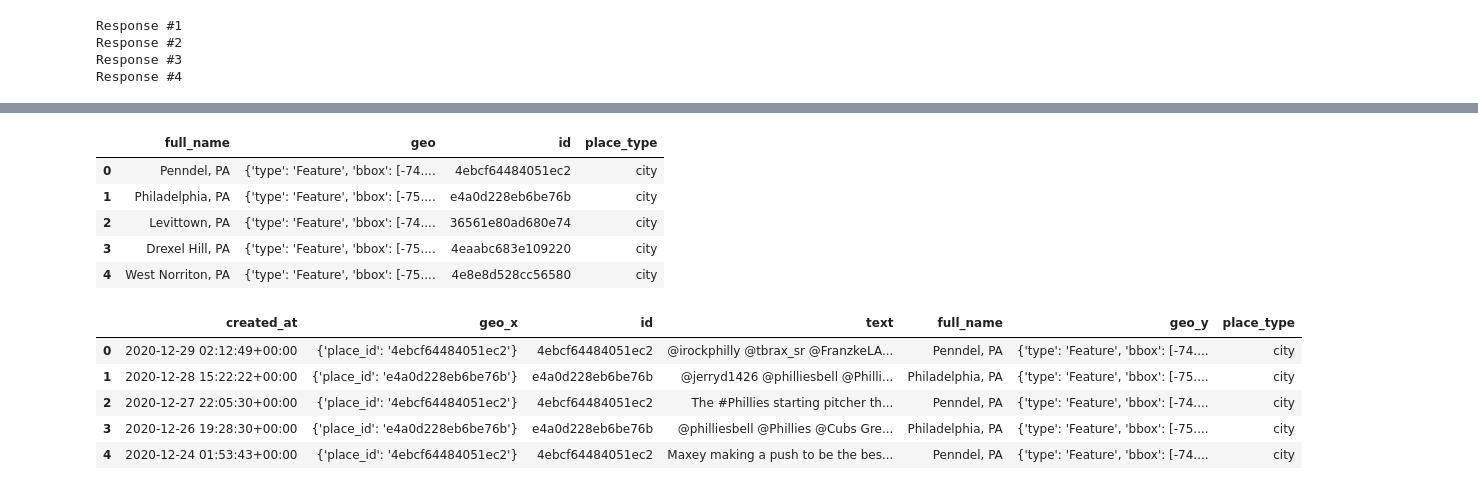
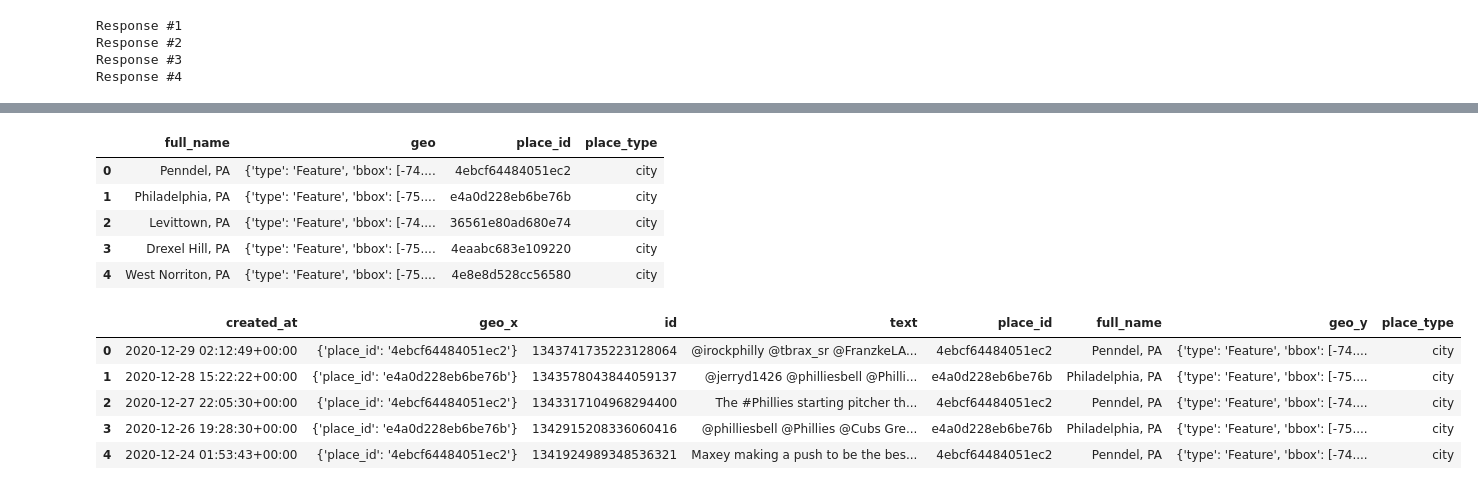
Before and after one commit to MUSA-550-Fall-2021/week-5, a Jupyter notebook: twitter-v2-api.ipynb, the cells around one changed output, grey strips where cells are left out. Drawn from its saved outputs; the diff is of its cells as text; code cells hidden in the pictures.

Commit message:
update merge fix

```diff
--- a/twitter-v2-api.ipynb
+++ b/twitter-v2-api.ipynb
@@ -332,8 +319,8 @@ Response #3
 Response #4
 # %%
 # Convert to a dataframe and make a datetime column
-geo_results = pd.DataFrame(query_results)
-geo_results['created_at'] = pd.to_datetime(geo_results['created_at'])
+query_results = pd.DataFrame(query_results)
+query_results['created_at'] = pd.to_datetime(query_results['created_at'])
 
 # Extract out the place id as its own column
-geo_results['id'] = geo_results['geo'].apply(lambda geo: geo['place_id'])
+query_results['place_id'] = query_results['geo'].apply(lambda geo: geo['place_id'])
@@ -370,18 +337,15 @@ for place_id in places:
     # Convert to a dict
     row = dict(values)
 
-    # Add the id
-    row['id'] = place_id
-
     # Save it
     places_df.append(row)
 
 # Initialize the dataframe
-places_df = pd.DataFrame(places_df)
+places_df = pd.DataFrame(places_df).rename(columns={"id": "place_id"})
 # %%
 places_df.head()
 # %% [output]
-|  | full_name | geo | id | place_type |
+|  | full_name | geo | place_id | place_type |
 | 0 | Penndel, PA | {'type': 'Feature', 'bbox': [-74.... | 4ebcf64484051ec2 | city |
 | 1 | Philadelphia, PA | {'type': 'Feature', 'bbox': [-75.... | e4a0d228eb6be76b | city |
 | 2 | Levittown, PA | {'type': 'Feature', 'bbox': [-74.... | 36561e80ad680e74 | city |
@@ -389,13 +353,13 @@ places_df.head()
 | 4 | West Norriton, PA | {'type': 'Feature', 'bbox': [-75.... | 4e8e8d528cc56580 | city |
 # %%
 # Merge in the places geo data and the query results
-geo_results_final = geo_results.merge(places_df, how='left', on='id')
+query_results_final = query_results.merge(places_df, how='left', on='place_id')
 # %%
-geo_results_final.head()
+query_results_final.head()
 # %% [output]
-|  | created_at | geo_x | id | text | full_name | geo_y | place_type |
-| 0 | 2020-12-29 02:12:49+00:00 | {'place_id': '4ebcf64484051ec2'} | 4ebcf64484051ec2 | @irockphilly @tbrax_sr @FranzkeLA... | Penndel, PA | {'type': 'Feature', 'bbox': [-74.... | city |
-| 1 | 2020-12-28 15:22:22+00:00 | {'place_id': 'e4a0d228eb6be76b'} | e4a0d228eb6be76b | @jerryd1426 @philliesbell @Philli... | Philadelphia, PA | {'type': 'Feature', 'bbox': [-75.... | city |
-| 2 | 2020-12-27 22:05:30+00:00 | {'place_id': '4ebcf64484051ec2'} | 4ebcf64484051ec2 | The #Phillies starting pitcher th... | Penndel, PA | {'type': 'Feature', 'bbox': [-74.... | city |
-| 3 | 2020-12-26 19:28:30+00:00 | {'place_id': 'e4a0d228eb6be76b'} | e4a0d228eb6be76b | @philliesbell @Phillies @Cubs Gre... | Philadelphia, PA | {'type': 'Feature', 'bbox': [-75.... | city |
-| 4 | 2020-12-24 01:53:43+00:00 | {'place_id': '4ebcf64484051ec2'} | 4ebcf64484051ec2 | Maxey making a push to be the bes... | Penndel, PA | {'type': 'Feature', 'bbox': [-74.... | city |
+|  | created_at | geo_x | id | text | place_id | full_name | geo_y | place_type |
+| 0 | 2020-12-29 02:12:49+00:00 | {'place_id': '4ebcf64484051ec2'} | 1343741735223128064 | @irockphilly @tbrax_sr @FranzkeLA... | 4ebcf64484051ec2 | Penndel, PA | {'type': 'Feature', 'bbox': [-74.... | city |
+| 1 | 2020-12-28 15:22:22+00:00 | {'place_id': 'e4a0d228eb6be76b'} | 1343578043844059137 | @jerryd1426 @philliesbell @Philli... | e4a0d228eb6be76b | Philadelphia, PA | {'type': 'Feature', 'bbox': [-75.... | city |
+| 2 | 2020-12-27 22:05:30+00:00 | {'place_id': '4ebcf64484051ec2'} | 1343317104968294400 | The #Phillies starting pitcher th... | 4ebcf64484051ec2 | Penndel, PA | {'type': 'Feature', 'bbox': [-74.... | city |
+| 3 | 2020-12-26 19:28:30+00:00 | {'place_id': 'e4a0d228eb6be76b'} | 1342915208336060416 | @philliesbell @Phillies @Cubs Gre... | e4a0d228eb6be76b | Philadelphia, PA | {'type': 'Feature', 'bbox': [-75.... | city |
+| 4 | 2020-12-24 01:53:43+00:00 | {'place_id': '4ebcf64484051ec2'} | 1341924989348536321 | Maxey making a push to be the bes... | 4ebcf64484051ec2 | Penndel, PA | {'type': 'Feature', 'bbox': [-74.... | city |
```
Also changed, not shown: parts of 7 cells of this notebook.
